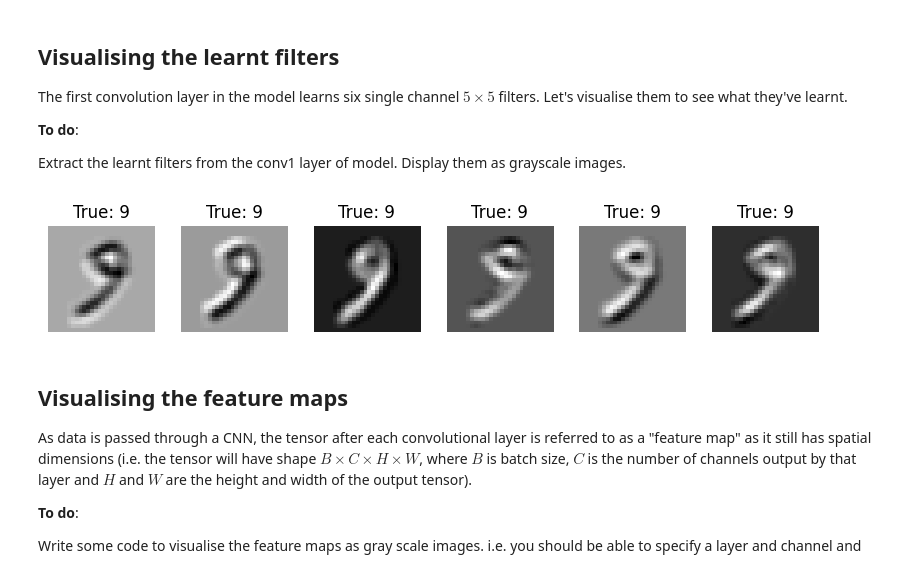
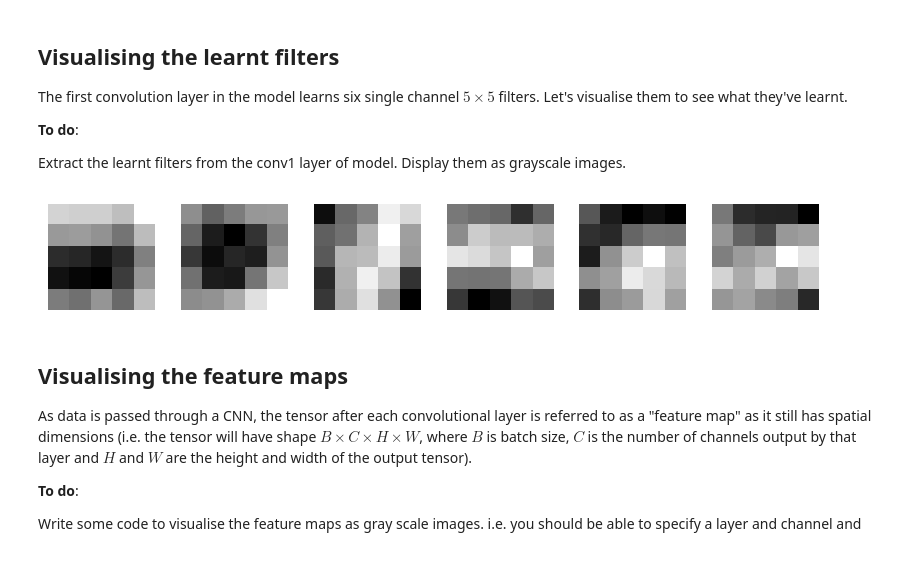
Before and after one commit to dont-text-me/INT3-work, a Jupyter notebook: week-8/PADL_Week8.ipynb, the cells around one changed output. Saved outputs shown, nothing was run; the diff lists cells and outputs as text; code cells hidden in the pictures.

```diff
--- a/week-8/PADL_Week8.ipynb
+++ b/week-8/PADL_Week8.ipynb
@@ -209,19 +193,15 @@ The first convolution layer in the model learns six single channel $5\times 5$ f
 
 Extract the learnt filters from the conv1 layer of model. Display them as grayscale images.
 # %%
-images, labels = next(iter(test_loader))
-output = model.conv1(images[1])
-
-# Display first 25 images with predicted labels
+filters = model.conv1.weight
 figure = plt.figure(figsize=(10, 8))
-for i in range(len(output)):
+for i in range(len(filters)):
     figure.add_subplot(5, 6, i + 1)
-    plt.title("True: {}".format(labels[1].item()))
     plt.axis("off")
-    plt.imshow(output[i].detach().numpy(), cmap="gray")
+    plt.imshow(filters[i].squeeze(0).detach().numpy(), cmap="gray")
 plt.show()
 # %% [output]
-[figure, old version]
+[figure, new version]
 # %% [markdown]
 ## Visualising the feature maps
 
```
Also changed, not shown: parts of 5 cells of this notebook.
